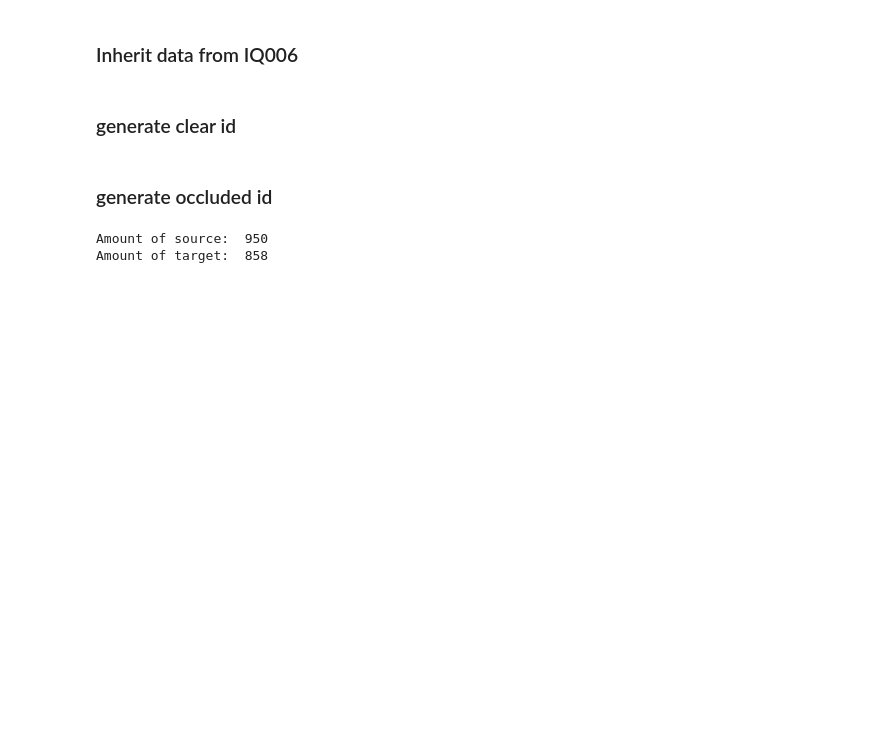
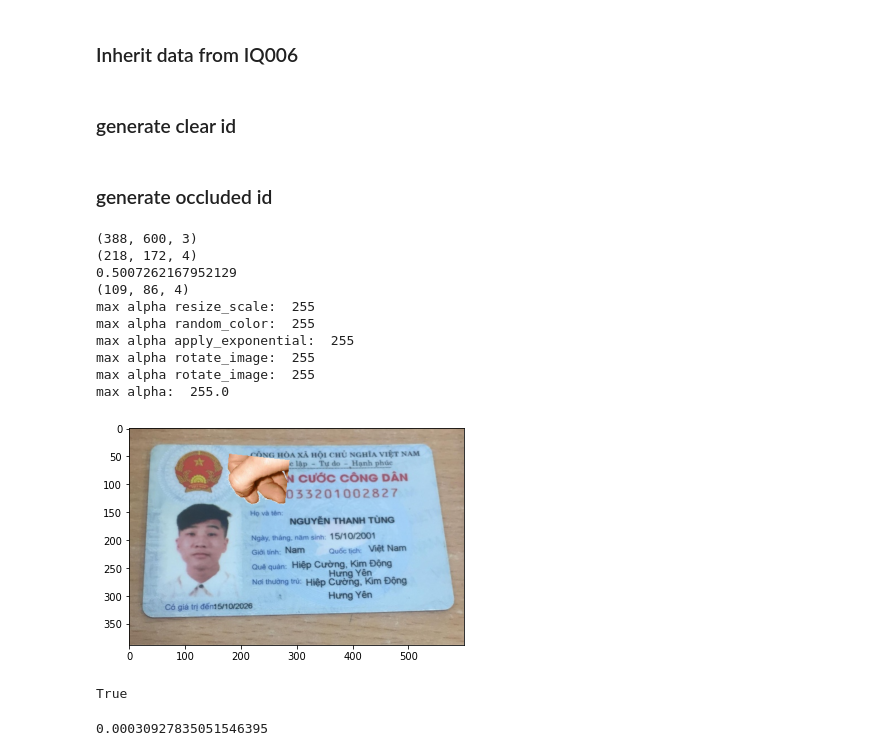
Before and after one commit to thucth-qt/image-classreg, a Jupyter notebook: src/datasets/create_data.ipynb, the cells around one changed output. Cells and saved outputs as stored; diff of their text form; code cells hidden in the pictures; blank space fills up the shorter version.

Commit message:
update augment

```diff
--- a/src/datasets/create_data.ipynb
+++ b/src/datasets/create_data.ipynb
@@ -88,14 +88,50 @@ voc_data = read_from_cocojson(path_json = "/home/thucth/thucth/project/id_fullco
 generate_data_clear(voc_data, "resources/data_occlusion_%s.csv"%split)
 # %% [markdown]
 ### generate occluded id
-# %%
-from src.datasets import augment
-import cv2
-import importlib
-importlib.reload(augment)
-
-
-foregrounds = augment.load_foreground(path="./resources/foreground")
-# %% [output]
-Amount of source:  950
-Amount of target:  858
+# %%
+from src.datasets import augment
+import cv2
+import os
+import importlib
+importlib.reload(augment)
+
+split='test'
+voc_data = read_from_cocojson(path_json = "/home/thucth/thucth/project/id_fullcorner_dataprocess/json_data/original_size_%s_2702.json"%split)
+df_id_clear = pd.read_csv("resources/data_occlusion_%s_clear.csv"%split)
+path_backgrounds = list(df_id_clear['path'].values)
+backegrounds = augment.load_background(img_paths=path_backgrounds[:10])
+
+foregrounds = augment.load_foreground(path="./resources/foreground_cropped")
+
+path2bbox={}
+for sample_meta in voc_data:
+    path_image = os.path.basename(sample_meta['path'])
+    bbox = sample_meta['bbox']
+    path2bbox[path_image]=bbox
+# %%
+import matplotlib.pyplot as plt
+
+img0=backegrounds[2]
+print(img0[0].shape)
+# output = augment.process_wrapper(img0, foregrounds, fg_size=(112,112), path2bbox=path2bbox)
+output, _ = augment.process(img0, foregrounds[2], fg_size=(112, 112), percent=0.05, path2bbox=path2bbox, is_debug=False)
+plt.imshow(output)
+plt.show()
+cv2.imwrite("resources/test.jpg", output[:,:,::-1])
+# %% [output]
+(388, 600, 3)
+(218, 172, 4)
+0.5007262167952129
+(109, 86, 4)
+max alpha resize_scale:  255
+max alpha random_color:  255
+max alpha apply_exponential:  255
+max alpha rotate_image:  255
+max alpha rotate_image:  255
+max alpha:  255.0
+[figure, added]
+True
+# %%
+6*12/388/600
+# %% [output]
+0.00030927835051546395
```
Also changed, not shown: parts of 4 cells of this notebook, 4 other files.
